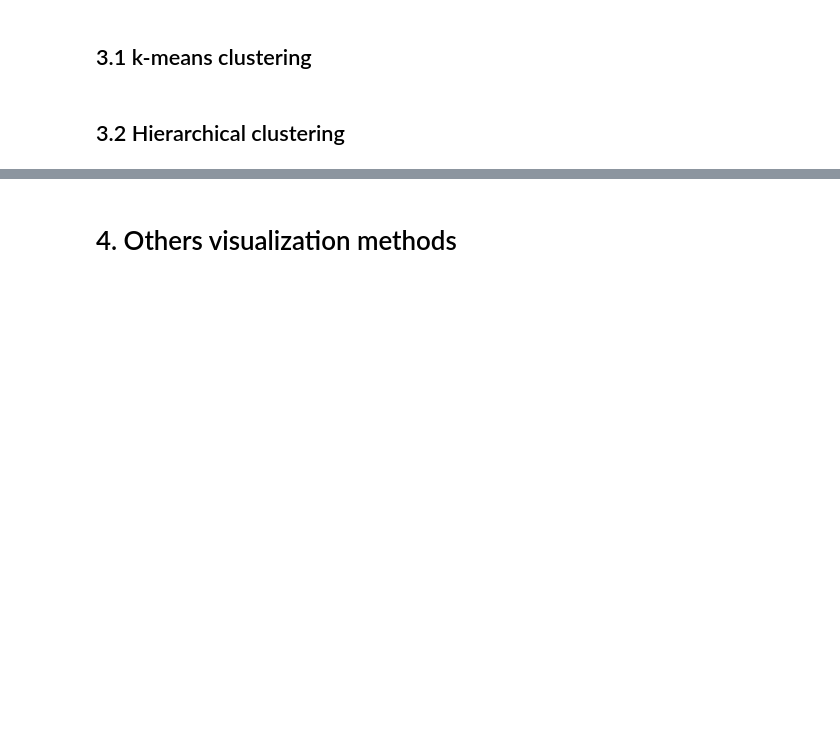
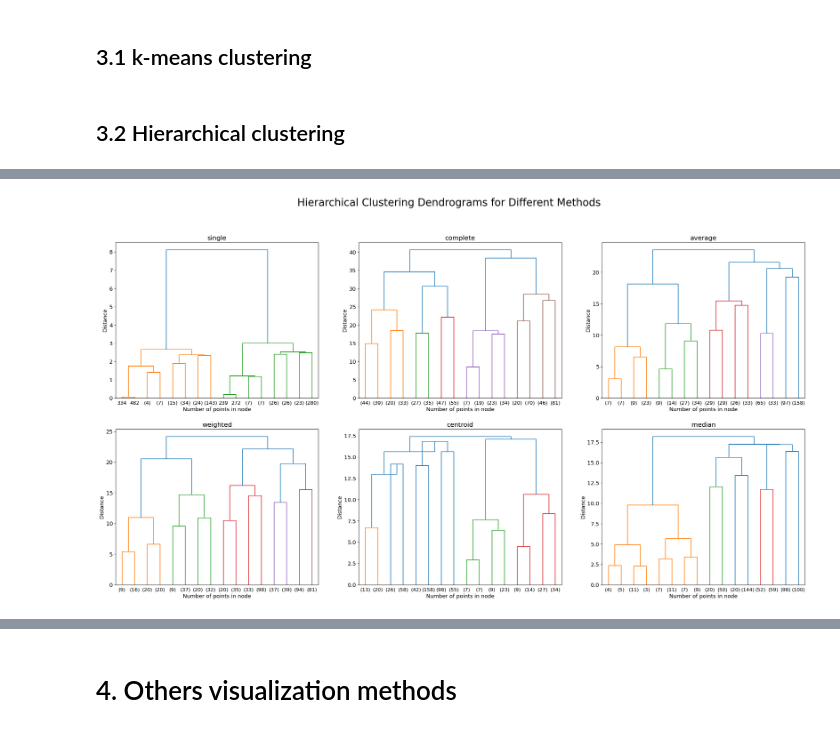
Before and after one commit to giuliadoda/LCP_mod_B, a Jupyter notebook: Ex2/group2406_exercise02.ipynb, the cells around one changed output, grey strips where cells are left out. Saved outputs shown, nothing was run; the diff lists cells and outputs as text; code cells hidden in the pictures; blank space fills up the shorter version.

```diff
--- a/Ex2/group2406_exercise02.ipynb
+++ b/Ex2/group2406_exercise02.ipynb
@@ -311,0 +331,24 @@ plt.show()
+# %%
+# now we try different methods for hierarchical clustering
+h_methods = ['single', 'complete', 'average', 'weighted', 'centroid', 'median']
+
+fig, ax = plt.subplots(nrows=2, ncols=3, figsize=(30,15))
+fig.suptitle('Hierarchical Clustering Dendrograms for Different Methods', fontsize=25)
+
+h_linkage_matrixes = []
+
+# perform hierarchical clustering for every method
+for i,m in enumerate(h_methods):
+    row = i // 3
+    col = i % 3
+    # clustering
+    hm = linkage(X2D, method=m)
+    h_linkage_matrixes.append(hm)
+    # display dendrogram
+    dendrogram(hm, truncate_mode='level', p=level_thr, ax=ax[row][col])
+    ax[row][col].set_title(m)
+    ax[row][col].set_xlabel('Number of points in node')
+    ax[row][col].set_ylabel('Distance')
+plt.show()
+# %% [output]
+[figure, added]
```
Also changed, not shown: parts of 8 cells of this notebook.
